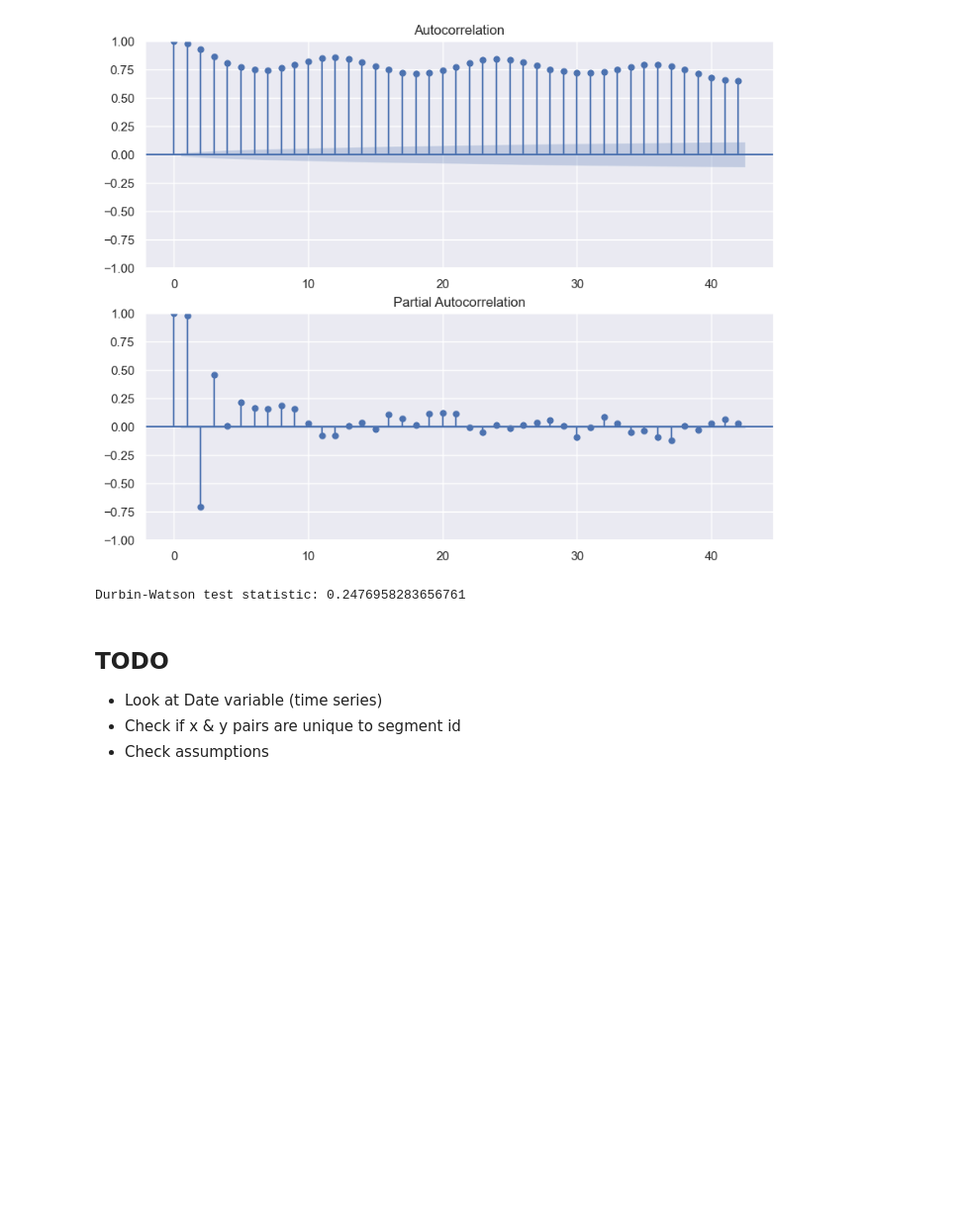
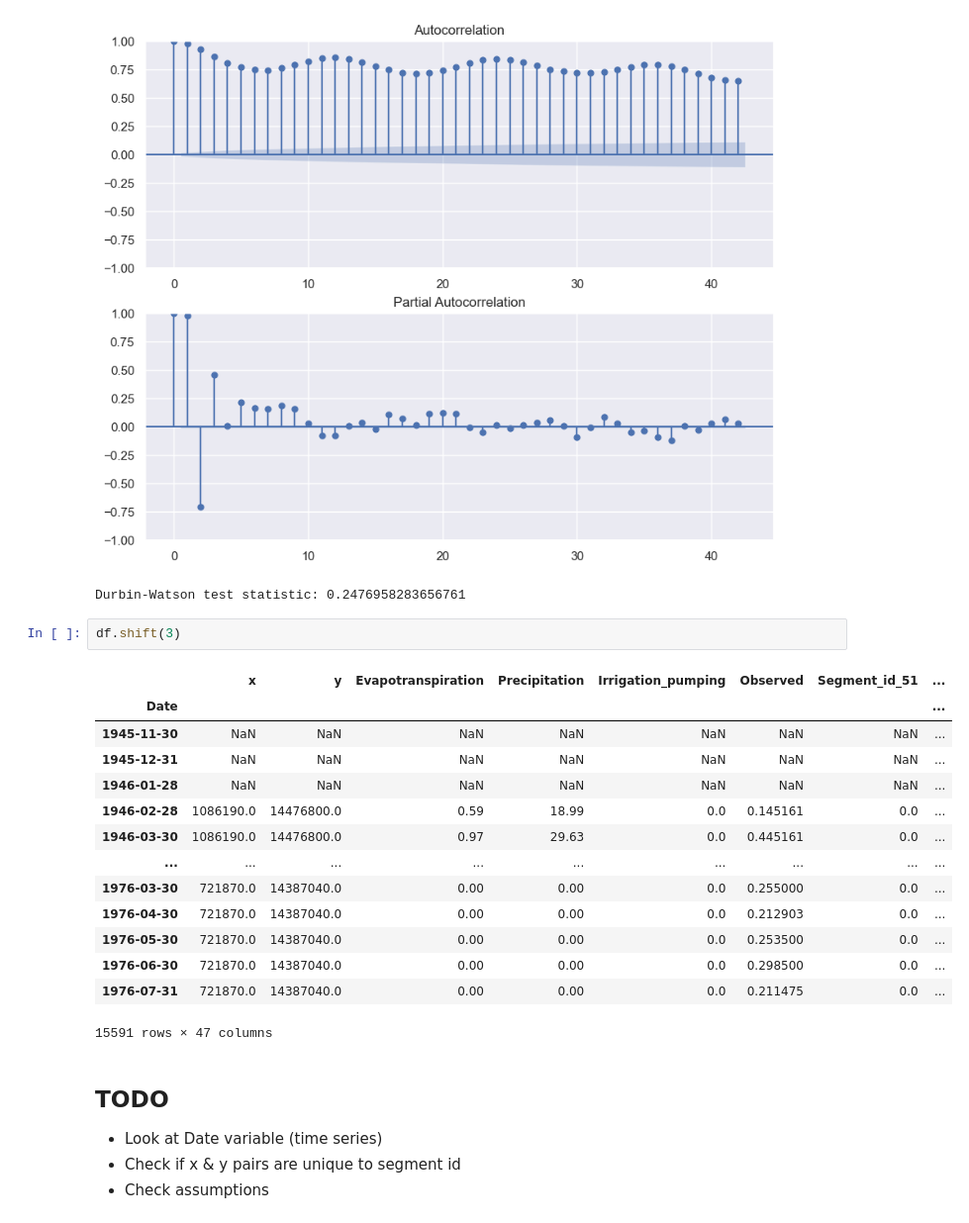
Before and after one commit to sethbeckett/cs6830_project6, a Jupyter notebook: seth_eda.ipynb, the cells around one changed output. Shown at 99% size. Cells and saved outputs as stored; diff of their text form; blank space fills up the shorter version.

```diff
--- a/seth_eda.ipynb
+++ b/seth_eda.ipynb
@@ -165,6 +166,23 @@ print(f'Durbin-Watson test statistic: {dw}')
 # %% [output]
 [figure]
 Durbin-Watson test statistic: 0.2476958283656761
+# %%
+df.shift(3)
+# %% [output]
+|  | x | y | Evapotranspiration | Precipitation | Irrigation_pumping | Observed | Segment_id_51 | ... |
+| Date |  |  |  |  |  |  |  | ... |
+| 1945-11-30 | NaN | NaN | NaN | NaN | NaN | NaN | NaN | ... |
+| 1945-12-31 | NaN | NaN | NaN | NaN | NaN | NaN | NaN | ... |
+| 1946-01-28 | NaN | NaN | NaN | NaN | NaN | NaN | NaN | ... |
+| 1946-02-28 | 1086190.0 | 14476800.0 | 0.59 | 18.99 | 0.0 | 0.145161 | 0.0 | ... |
+| 1946-03-30 | 1086190.0 | 14476800.0 | 0.97 | 29.63 | 0.0 | 0.445161 | 0.0 | ... |
+| ... | ... | ... | ... | ... | ... | ... | ... | ... |
+| 1976-03-30 | 721870.0 | 14387040.0 | 0.00 | 0.00 | 0.0 | 0.255000 | 0.0 | ... |
+| 1976-04-30 | 721870.0 | 14387040.0 | 0.00 | 0.00 | 0.0 | 0.212903 | 0.0 | ... |
+| 1976-05-30 | 721870.0 | 14387040.0 | 0.00 | 0.00 | 0.0 | 0.253500 | 0.0 | ... |
+| 1976-06-30 | 721870.0 | 14387040.0 | 0.00 | 0.00 | 0.0 | 0.298500 | 0.0 | ... |
+| 1976-07-31 | 721870.0 | 14387040.0 | 0.00 | 0.00 | 0.0 | 0.211475 | 0.0 | ... |
+15591 rows × 47 columns
 # %% [markdown]
 ## TODO
 * Look at Date variable (time series)
```
Also changed, not shown: parts of 1 cell of this notebook, 1 other file.
